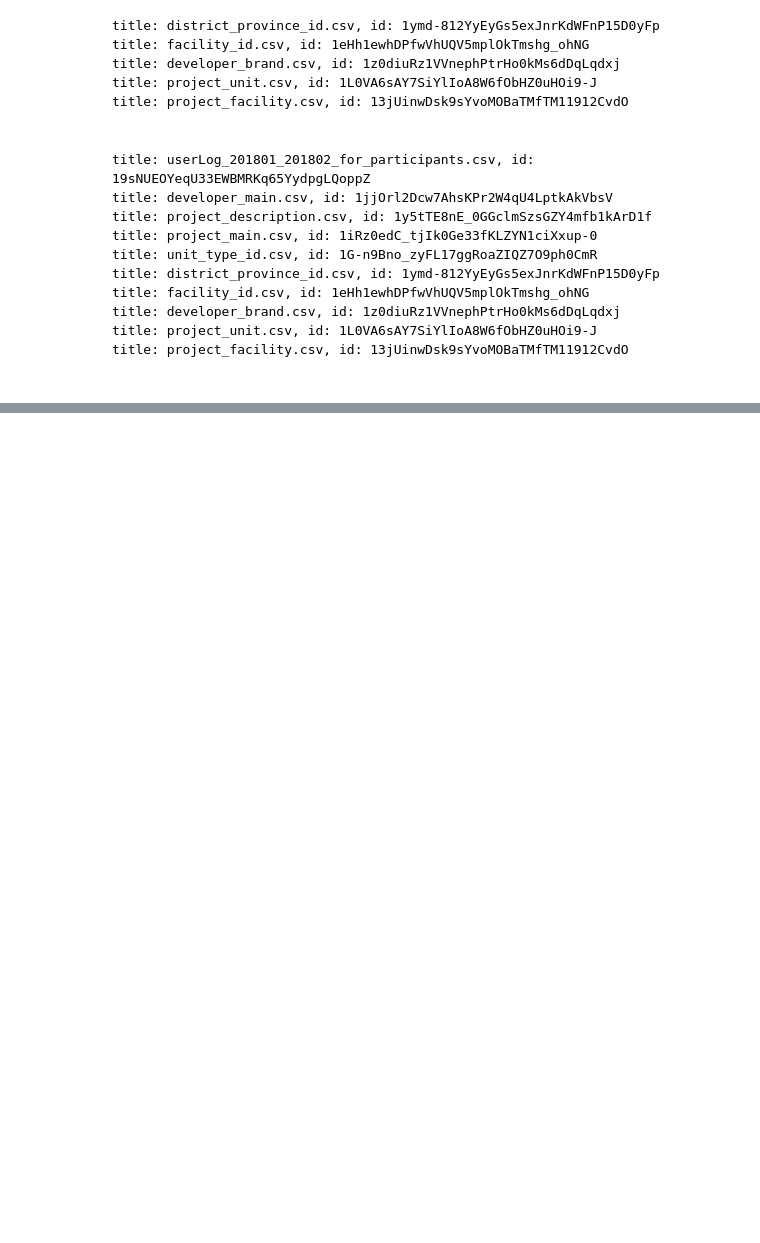
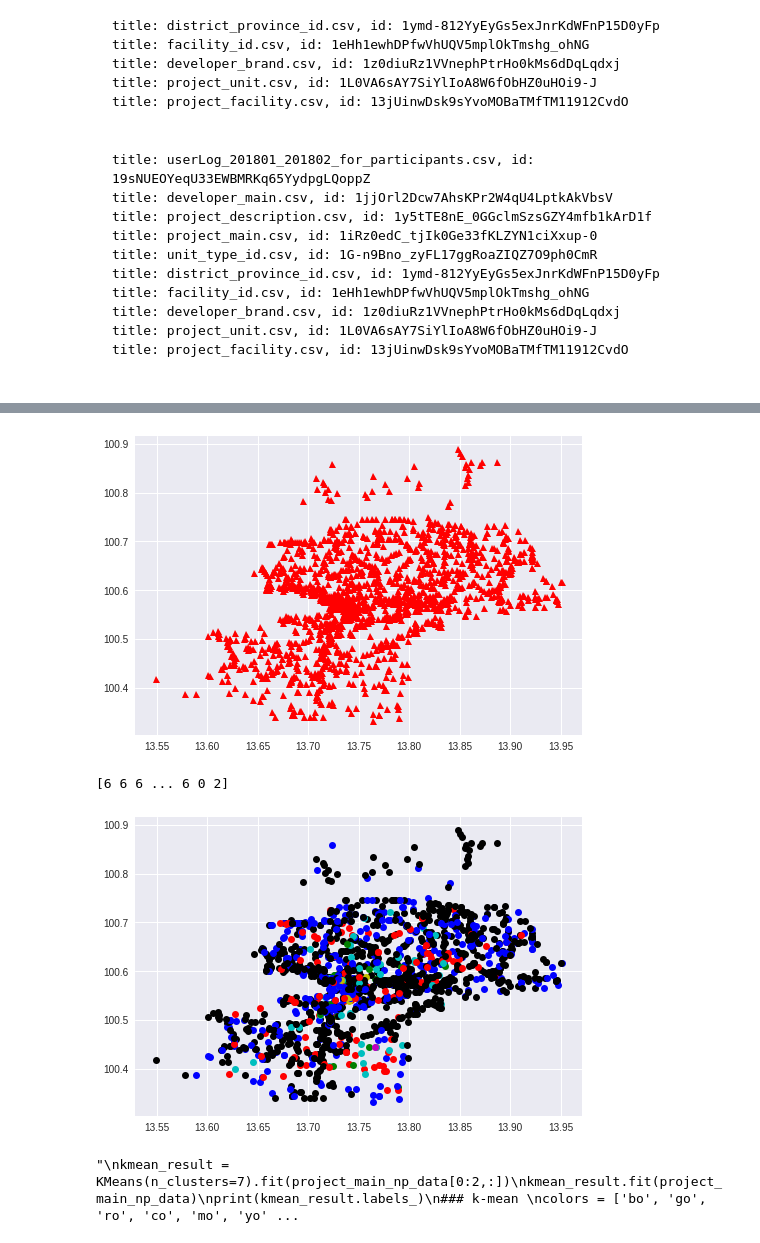
Before and after one commit to Pataweepr/applyML_vistec_2019, a Jupyter notebook: hw2_homeDotTech.ipynb, the cells around one changed output, grey strips where cells are left out. Saved outputs shown, nothing was run; the diff lists cells and outputs as text; code cells hidden in the pictures; folded sections open; blank space fills up the shorter version.

```diff
--- a/hw2_homeDotTech.ipynb
+++ b/hw2_homeDotTech.ipynb
@@ -101,0 +286,11 @@ project_facility = readDataFromDrive_HDT_single_col('13jUinwDsk9sYvoMOBaTMfTM119
+# %%
+#project_main = project_main.drop(columns=['project_land_size_ngan', 'project_land_size_wa', 'project_name_th', 'project_name_en'])
+project_main = project_main.dropna(subset=['lat'])
+#project_main["starting_price"] = project_main["starting_price"].fillna(project_main["starting_price"].median().iloc[0])
+project_main["starting_price"] = project_main["starting_price"].fillna(project_main["starting_price"].mode().iloc[0])
+# df.fillna(df.mode().iloc[0])
+# %%
+project_main_np_data  = np.array(project_main[["lat","lon","starting_price"]].values)
+print(np.count_nonzero(np.isnan(project_main_np_data)))
+project_main_proj_id = np.array(project_main["project_id"].values)
+print(project_main_np_data)
@@ -101,0 +306,31 @@ project_facility = readDataFromDrive_HDT_single_col('13jUinwDsk9sYvoMOBaTMfTM119
+# %%
+plt.plot(project_main_np_data[:,0], project_main_np_data[:,1], 'r^')
+plt.show()
+##
+from sklearn.cluster import KMeans
+kmean_result =  KMeans(n_clusters=7).fit(project_main_np_data)
+kmean_result.fit(project_main_np_data)
+print(kmean_result.labels_)
+### k-mean
+colors = ['bo', 'go', 'ro', 'co', 'mo', 'yo', 'ko']
+for i in np.arange(project_main_np_data.shape[0]):
+  plt.plot(project_main_np_data[i,0], project_main_np_data[i,1], colors[kmean_result.labels_[i]])
+plt.show()
+
+##
+
+'''
+kmean_result =  KMeans(n_clusters=7).fit(project_main_np_data[0:2,:])
+kmean_result.fit(project_main_np_data)
+print(kmean_result.labels_)
+### k-mean
+colors = ['bo', 'go', 'ro', 'co', 'mo', 'yo', 'ko']
+for i in np.arange(project_main_np_data.shape[0]):
+  plt.plot(project_main_np_data[i,0], project_main_np_data[i,1], colors[kmean_result.labels_[i]])
+plt.show()
+'''
+# %% [output]
+[figure, added]
+[6 6 6 ... 6 0 2]
+[figure, added]
+"\nkmean_result =  KMeans(n_clusters=7).fit(project_main_np_data[0:2,:])\nkmean_result.fit(project_main_np_data)\nprint(kmean_result.labels_)\n### k-mean \ncolors = ['bo', 'go', 'ro', 'co', 'mo', 'yo' ...
```
Also changed, not shown: parts of 34 cells of this notebook.
